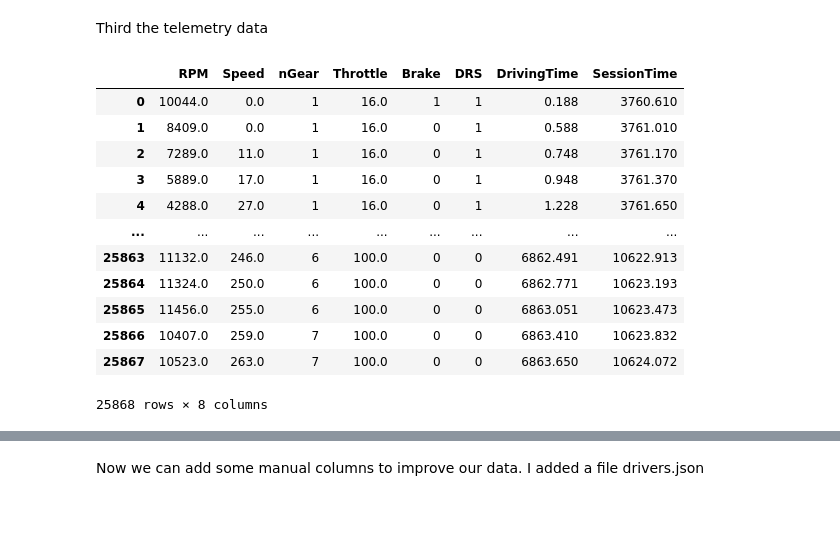
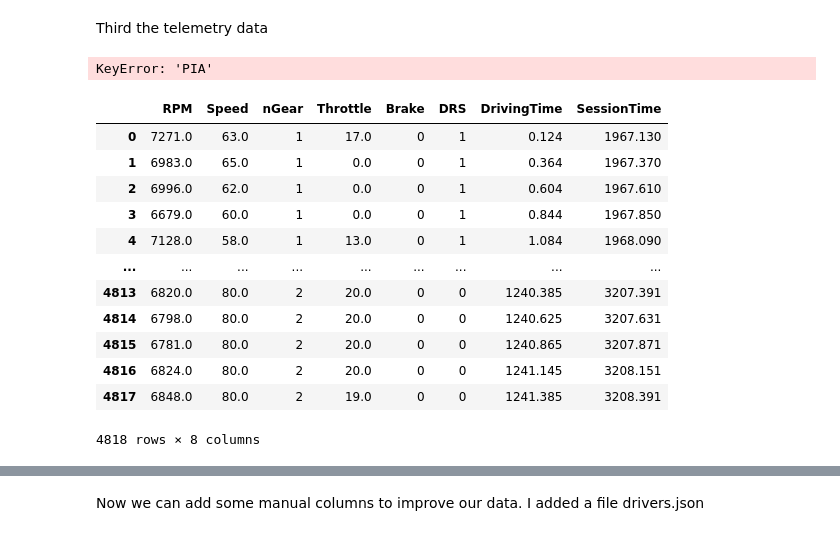
Before and after one commit to kilid69/F1, a Jupyter notebook: main.ipynb, the cells around one changed output, grey strips where cells are left out. Cells and saved outputs as stored; diff of their text form; code cells hidden in the pictures.

```diff
--- a/main.ipynb
+++ b/main.ipynb
@@ -16,7 +16,7 @@ ff1.Cache._get_size()
 # %%
 ff1.Cache.clear_cache()
 # %%
-session = ff1.get_session(2020, 'Australia', 'R')
+session = ff1.get_session(2025, 'China', 'R')
 session.name
 session.date
 session.event
@@ -352,31 +447,64 @@ Third the telemetry data
+# %%
+# selecting the drivers
+drivers=session.laps['Driver'].unique()
+# defining columns that needs to be calculated
+columns = ['RpmAvg', 'RpmMin', 'RpmMax', 'SpeedAvg', 'SpeedMedian', 'SpeedMin', 'SpeedMax',
+           'ThrottleAvg', 'ThrottleMin', 'ThrottleMax', 'BrakeCount', 'DrsCount', 'nGearAvg', 'nGearMin', 'nGearMax', 'nGearMode']
+# define an empty dataframe to store the final results
+session_laps_final = pd.DataFrame()
+# loop through the drivers to create a summary statistic for each telemetry data
+for drv in drivers:
+    # get car data for the driver
+    driver_car = session.laps.pick_drivers(drv).get_car_data()
+    # convert Time into milliseconds
+    driver_car = convert_time(driver_car, 'Time')
+    driver_car = convert_time(driver_car, 'SessionTime')
+    # sort by SessionTime
+    driver_car.sort_values("SessionTime", inplace=True)
+    # drop Source and Date columns
+    driver_car.drop(columns=['Source', 'Date'], inplace=True)
+    # rename some columns
+    driver_car.columns = ['RPM', 'Speed', 'nGear', 'Throttle' , 'Brake', 'DRS', 'DrivingTime', 'SessionTime']
+    # convert brake into 0 and 1
+    driver_car['Brake'] = driver_car['Brake'].apply(lambda x: 1 if x else 0)
+    # select laps for the driver from laps data
+    driver_laps = session_laps[session_laps['Driver'] == mappings.drivers[drv]].copy()
+    # calculate lap statistics for each driver
+    driver_laps = calculate_lap_agg_telemetry(driver_laps, driver_car)
+    # add the driver laps to the session laps
+    session_laps_final = pd.concat([session_laps_final, driver_laps], ignore_index=True) if not session_laps_final.empty else driver_laps.copy()
+
+session_laps_final
+# %% [output]
+KeyError: 'PIA'
 # %%
 #get car data for 'VER'
-ver_car = session.laps.pick_drivers('VER').get_car_data()
+ver_car = session.laps.pick_drivers('RIC').get_car_data()
 # convert Time into milliseconds
 ver_car = convert_time(ver_car, 'Time')
 ver_car = convert_time(ver_car, 'SessionTime')
 # drop Source and Date columns
 ver_car.drop(columns=['Source', 'Date'], inplace=True)
 # rename some columns
 ver_car.columns = ['RPM', 'Speed', 'nGear', 'Throttle' , 'Brake', 'DRS', 'DrivingTime', 'SessionTime']
 # convert brake into 0 and 1
 ver_car['Brake'] = ver_car['Brake'].apply(lambda x: 1 if x else 0)
 
 ver_car
 # %% [output]
 |  | RPM | Speed | nGear | Throttle | Brake | DRS | DrivingTime | SessionTime |
-| 0 | 10044.0 | 0.0 | 1 | 16.0 | 1 | 1 | 0.188 | 3760.610 |
-| 1 | 8409.0 | 0.0 | 1 | 16.0 | 0 | 1 | 0.588 | 3761.010 |
-| 2 | 7289.0 | 11.0 | 1 | 16.0 | 0 | 1 | 0.748 | 3761.170 |
-| 3 | 5889.0 | 17.0 | 1 | 16.0 | 0 | 1 | 0.948 | 3761.370 |
-| 4 | 4288.0 | 27.0 | 1 | 16.0 | 0 | 1 | 1.228 | 3761.650 |
+| 0 | 7271.0 | 63.0 | 1 | 17.0 | 0 | 1 | 0.124 | 1967.130 |
+| 1 | 6983.0 | 65.0 | 1 | 0.0 | 0 | 1 | 0.364 | 1967.370 |
+| 2 | 6996.0 | 62.0 | 1 | 0.0 | 0 | 1 | 0.604 | 1967.610 |
+| 3 | 6679.0 | 60.0 | 1 | 0.0 | 0 | 1 | 0.844 | 1967.850 |
+| 4 | 7128.0 | 58.0 | 1 | 13.0 | 0 | 1 | 1.084 | 1968.090 |
 | ... | ... | ... | ... | ... | ... | ... | ... | ... |
-| 25863 | 11132.0 | 246.0 | 6 | 100.0 | 0 | 0 | 6862.491 | 10622.913 |
-| 25864 | 11324.0 | 250.0 | 6 | 100.0 | 0 | 0 | 6862.771 | 10623.193 |
-| 25865 | 11456.0 | 255.0 | 6 | 100.0 | 0 | 0 | 6863.051 | 10623.473 |
-| 25866 | 10407.0 | 259.0 | 7 | 100.0 | 0 | 0 | 6863.410 | 10623.832 |
-| 25867 | 10523.0 | 263.0 | 7 | 100.0 | 0 | 0 | 6863.650 | 10624.072 |
+| 4813 | 6820.0 | 80.0 | 2 | 20.0 | 0 | 0 | 1240.385 | 3207.391 |
+| 4814 | 6798.0 | 80.0 | 2 | 20.0 | 0 | 0 | 1240.625 | 3207.631 |
+| 4815 | 6781.0 | 80.0 | 2 | 20.0 | 0 | 0 | 1240.865 | 3207.871 |
+| 4816 | 6824.0 | 80.0 | 2 | 20.0 | 0 | 0 | 1241.145 | 3208.151 |
+| 4817 | 6848.0 | 80.0 | 2 | 19.0 | 0 | 0 | 1241.385 | 3208.391 |
-25868 rows × 8 columns
+4818 rows × 8 columns
 # %%
 ver_pos = session.laps.pick_drivers(['VER']).get_pos_data()
 # convert Time into milliseconds
```
Also changed, not shown: parts of 15 cells of this notebook, 2 other files.
